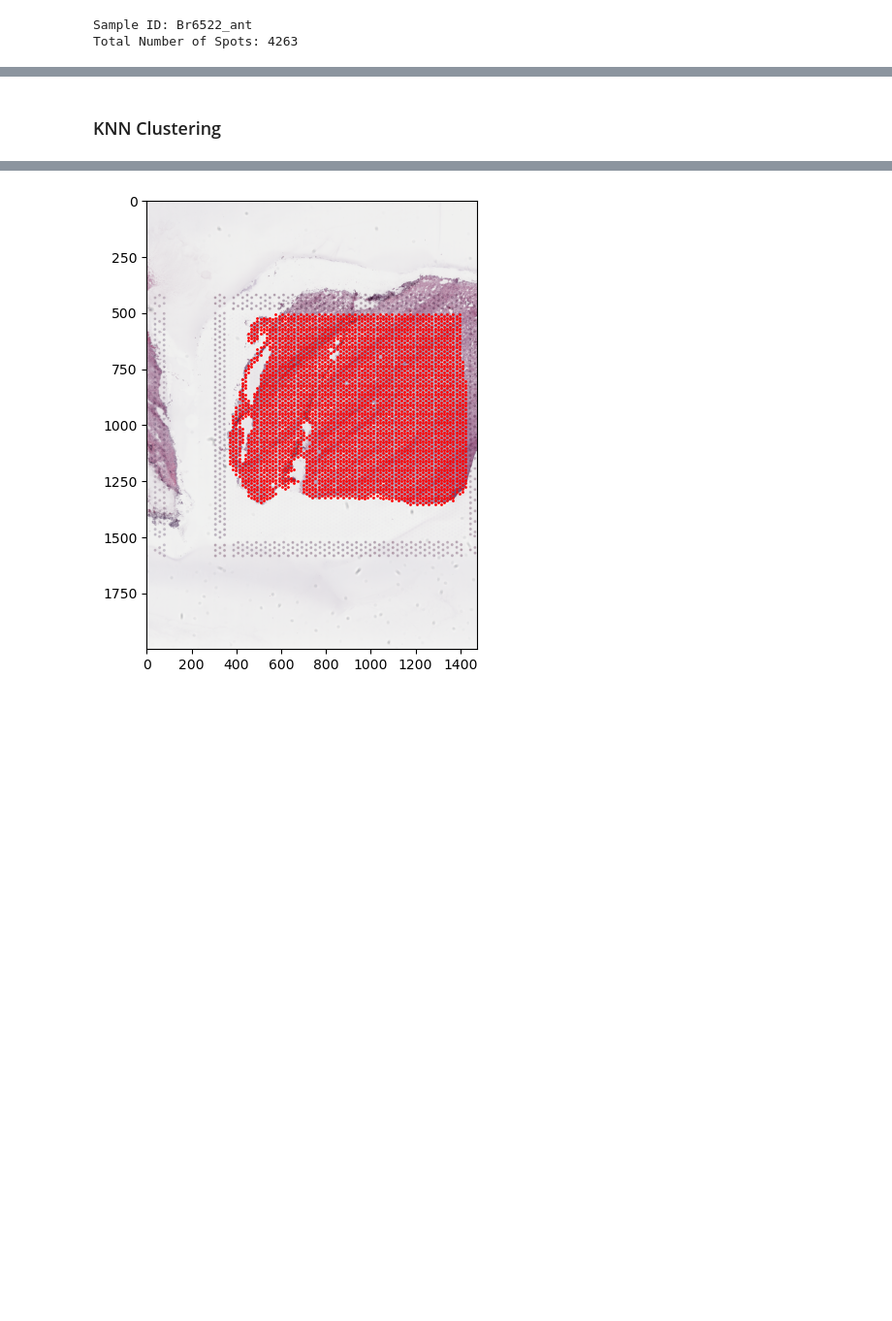
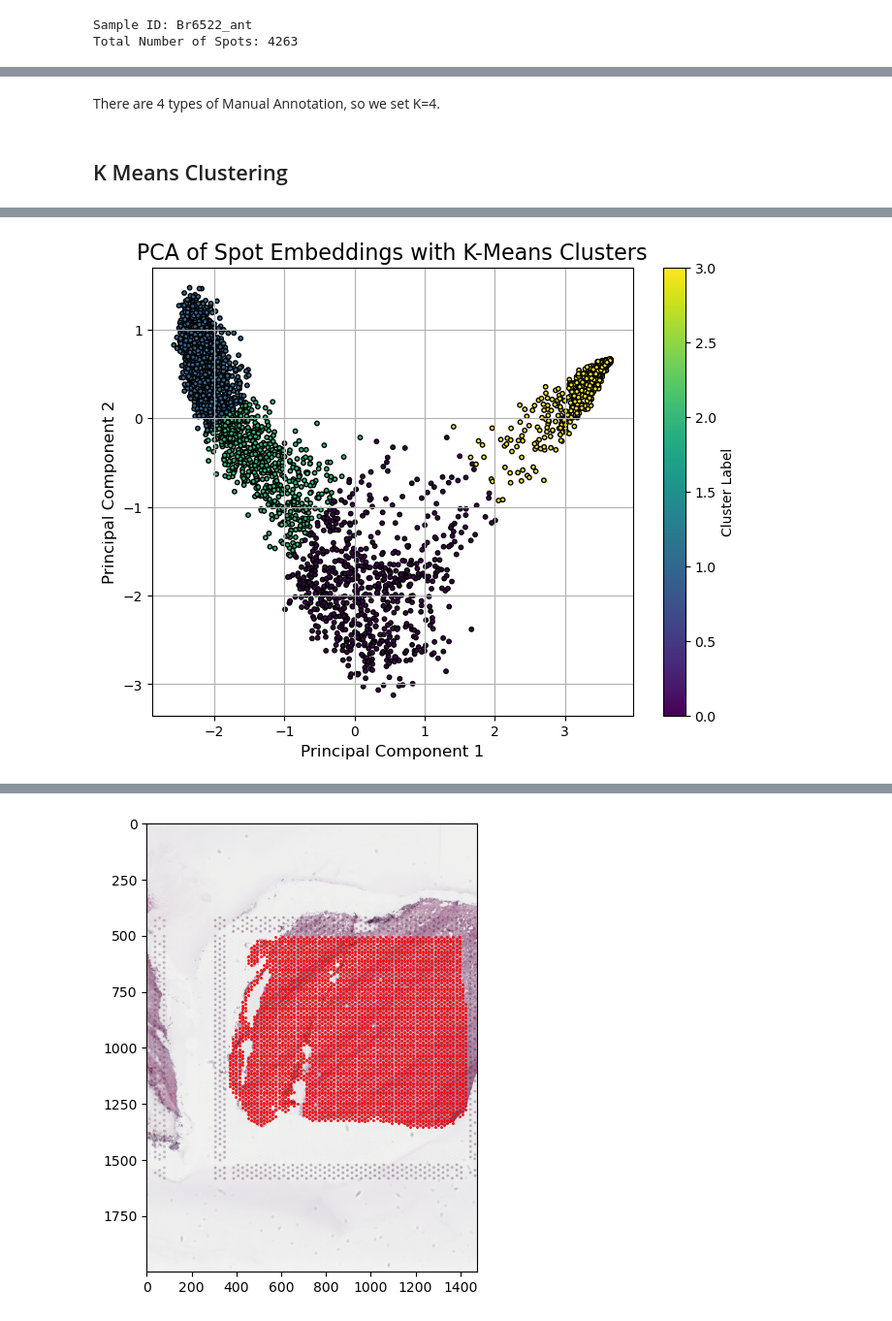
Before and after one commit to lixinglin-AI/Identifying-Cellular-Niche-in-Spatial-Transcriptomics-with-LLM, a Jupyter notebook: image_preprocessing (2).ipynb, the cells around one changed output, grey strips where cells are left out. Shown at 97% size. Cells and saved outputs as stored; diff of their text form; code cells hidden in the pictures; blank space fills up the shorter version.

```diff
--- a/image_preprocessing (2).ipynb
+++ b/image_preprocessing (2).ipynb
@@ -120,27 +158,19 @@ spot_5: [ 0.20420526  0.09865969 -0.24266323 -0.02564811 -0.11363795  0.02353722
+# %% [markdown]
+There are 4 types of Manual Annotation, so we set K=4.
+# %% [markdown]
+## K Means Clustering
 # %%
-# Training loop
-epochs = 10
-for epoch in range(epochs):
-    model.train()
-    epoch_loss = 0
+from sklearn.cluster import KMeans
 
-    for images, _ in tqdm(dataloader, desc=f"Epoch {epoch+1}/{epochs}"):
-        # Preprocess images for ViT
-        inputs = processor(images=[Image.fromarray(img) for img in images.numpy()], return_tensors="pt")
-        inputs = {key: val.to("cuda" if torch.cuda.is_available() else "cpu") for key, val in inputs.items()}
+kmeans = KMeans(n_clusters=4, random_state=42)
+clusters = kmeans.fit_predict(reduced_vectors)
 
-        # Forward pass
-        outputs = model(**inputs)
-        cls_embeddings = outputs.last_hidden_state[:, 0, :]  # Extract CLS token embeddings
-
-        # Example loss: Reconstruction loss (or any task-specific loss)
-        loss = F.mse_loss(cls_embeddings, cls_embeddings)  # Replace with actual labels if supervised
-        epoch_loss += loss.item()
-
-        # Backward pass
-        optimizer.zero_grad()
-        loss.backward()
-        optimizer.step()
-
-    print(f"Epoch {epoch+1} Loss: {epoch_loss:.4f}")
+plt.figure(figsize=(8, 6))
+plt.scatter(reduced_vectors[:, 0], reduced_vectors[:, 1], c=clusters, cmap='viridis', edgecolor='k', s=10)
+plt.colorbar(label="Cluster Label")
+plt.title("PCA of Spot Embeddings with K-Means Clusters", fontsize=16)
+plt.xlabel("Principal Component 1", fontsize=12)
+plt.ylabel("Principal Component 2", fontsize=12)
+plt.grid(True)
+plt.show()
 # %% [output]
@@ -157,2 +177 @@ Epoch 10 Loss: 0.0000
+[figure, added]
-# %% [markdown]
-### KNN Clustering
```
Also changed, not shown: parts of 19 cells of this notebook, 1 other file.
